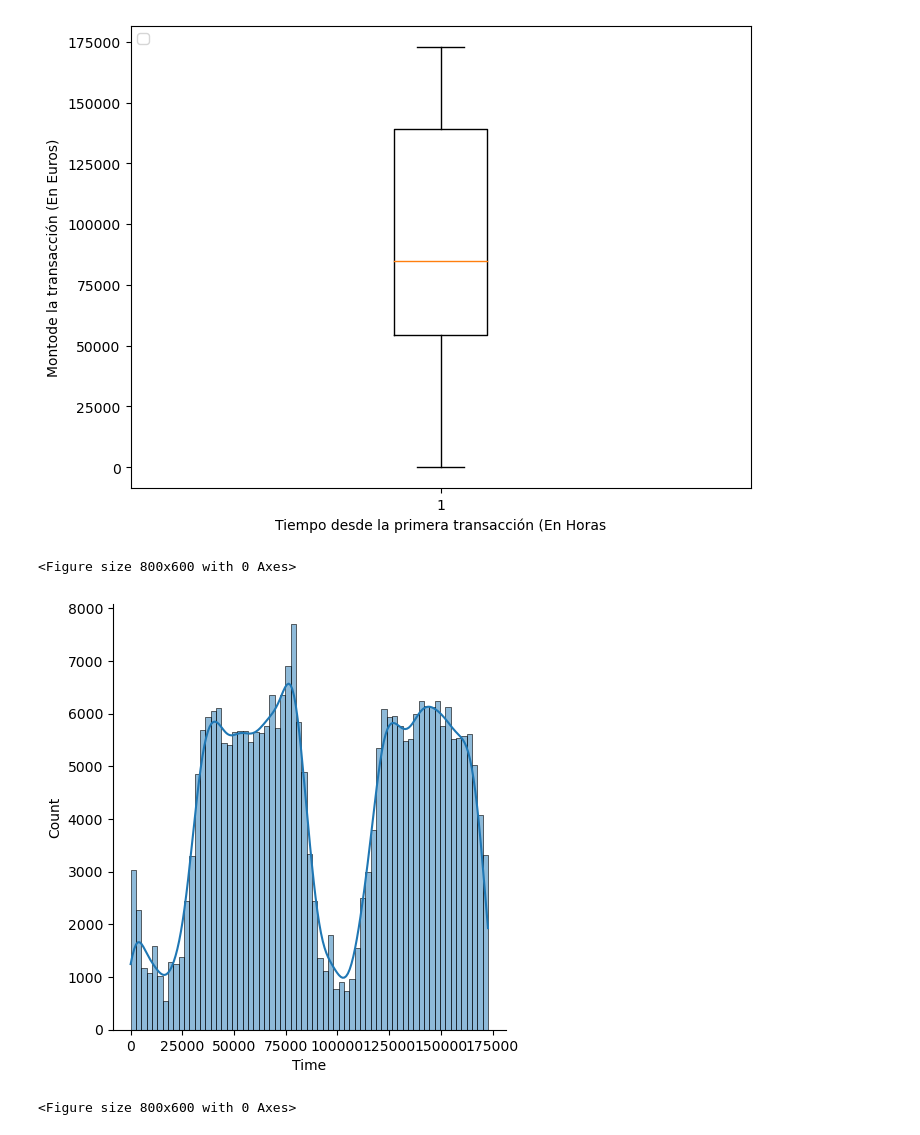
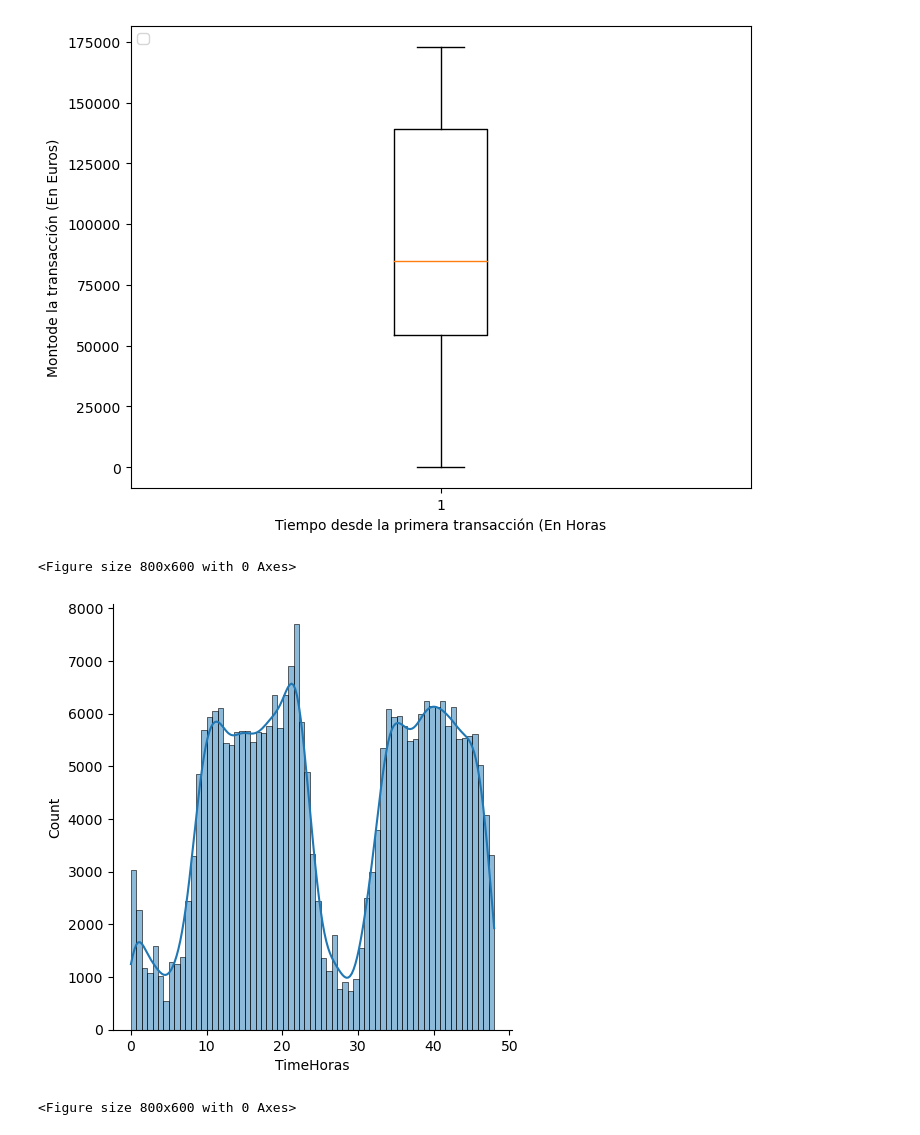
Before and after one commit to Ustedcan/Fraud-Detection-in-Credit-Cards, a Jupyter notebook: Notebooks.ipynb, the cells around one changed output. Drawn from its saved outputs; the diff is of its cells as text; code cells hidden in the pictures.

```diff
--- a/Notebooks.ipynb
+++ b/Notebooks.ipynb
@@ -449,23 +481,23 @@ No artists with labels found to put in legend.  Note that artists whose label st
 # %%
 # Juntamos los dos graficos
 
 # Definimos el tamno del grafico
 plt.figure(figsize=(8,6))
 
 # Generamos los dos graficos de dispersion
 # Transacciones Normales
 
 
-sns.displot(transacciones['Time'], kde=True)
+sns.displot(transacciones['TimeHoras'], kde=True)
 
 # Definimos las etiquetas de la grafica
 
 
 # Imprimimos el grafico que contiene las 2 dispersiones
 plt.show()
 # %% [output]
 <Figure size 800x600 with 0 Axes>
-[figure, old version]
+[figure, new version]
 # %%
 plt.figure(figsize=(8,6))
 
```
Also changed, not shown: parts of 5 cells of this notebook.
